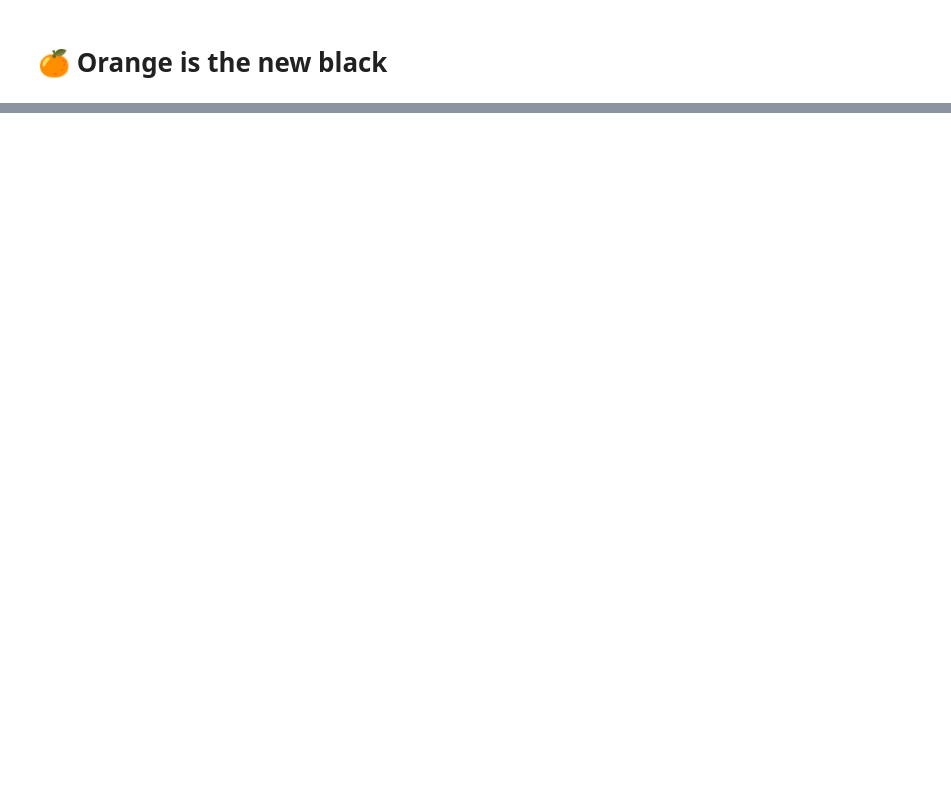
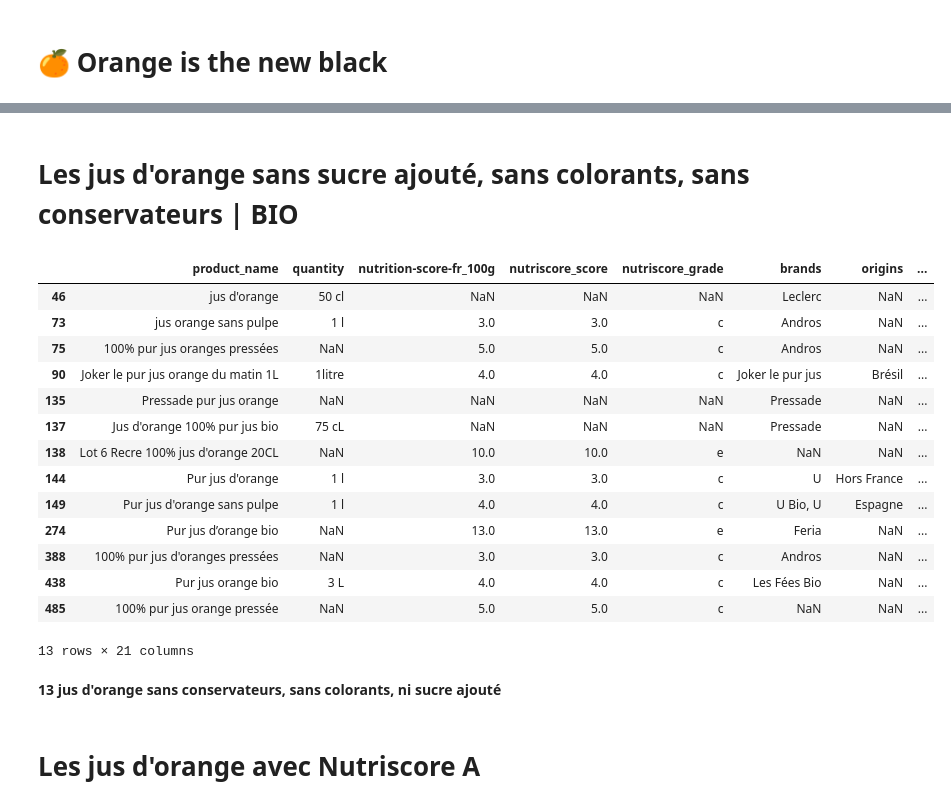
Before and after one commit to adilsmh/Nutrition-POC, a Jupyter notebook: notebook/notebook_EDA.ipynb, the cells around one changed output, grey strips where cells are left out. Drawn from its saved outputs; the diff is of its cells as text; code cells hidden in the pictures; blank space fills up the shorter version.

```diff
--- a/notebook/notebook_EDA.ipynb
+++ b/notebook/notebook_EDA.ipynb
@@ -181,0 +30,8 @@ clean_df.to_csv('orangeisthenewblack.csv', index=False)
+# %%
+path = '../data/product.csv'
+
+def import_csv(path):
+    # import csv file from cleaning notebook
+    df = pd.read_csv(path)
+# %%
+df = import_csv(path)
@@ -181,0 +189,33 @@ clean_df.to_csv('orangeisthenewblack.csv', index=False)
+# %% [markdown]
+# <b>Les jus d'orange sans sucre ajouté, sans colorants, sans conservateurs | BIO <b>
+# %%
+def products_bio(df):
+    # define dataset with brands != 0
+    df_juice = df[df.labels != 0]
+
+    # isolate all rows with labels "Sans sucre ajouté, Sans colorants, Sans conservateurs"
+    df_juice = df_juice[df_juice.labels.str.contains("Sans sucre ajouté, Sans colorants, Sans conservateurs", na=False)]
+
+    return  df_juice
+# %%
+products_bio(df)
+# %% [output]
+|  | product_name | quantity | nutrition-score-fr_100g | nutriscore_score | nutriscore_grade | brands | origins | ... |
+| 46 | jus d'orange | 50 cl | NaN | NaN | NaN | Leclerc | NaN | ... |
+| 73 | jus orange sans pulpe | 1 l | 3.0 | 3.0 | c | Andros | NaN | ... |
+| 75 | 100% pur jus oranges pressées | NaN | 5.0 | 5.0 | c | Andros | NaN | ... |
+| 90 | Joker le pur jus orange du matin 1L | 1litre | 4.0 | 4.0 | c | Joker le pur jus | Brésil | ... |
+| 135 | Pressade pur jus orange | NaN | NaN | NaN | NaN | Pressade | NaN | ... |
+| 137 | Jus d'orange 100% pur jus bio | 75 cL | NaN | NaN | NaN | Pressade | NaN | ... |
+| 138 | Lot 6 Recre 100% jus d'orange 20CL | NaN | 10.0 | 10.0 | e | NaN | NaN | ... |
+| 144 | Pur jus d'orange | 1 l | 3.0 | 3.0 | c | U | Hors France | ... |
+| 149 | Pur jus d'orange sans pulpe | 1 l | 4.0 | 4.0 | c | U Bio, U | Espagne | ... |
+| 274 | Pur jus d’orange bio | NaN | 13.0 | 13.0 | e | Feria | NaN | ... |
+| 388 | 100% pur jus d'oranges pressées | NaN | 3.0 | 3.0 | c | Andros | NaN | ... |
+| 438 | Pur jus orange bio | 3 L | 4.0 | 4.0 | c | Les Fées Bio | NaN | ... |
+| 485 | 100% pur jus orange pressée | NaN | 5.0 | 5.0 | c | NaN | NaN | ... |
+13 rows × 21 columns
+# %% [markdown]
+<b>13 jus d'orange sans conservateurs, sans colorants, ni sucre ajouté</b>
+# %% [markdown]
+# Les jus d'orange avec Nutriscore A
```
Also changed, not shown: parts of 69 cells of this notebook, 7 other files.
